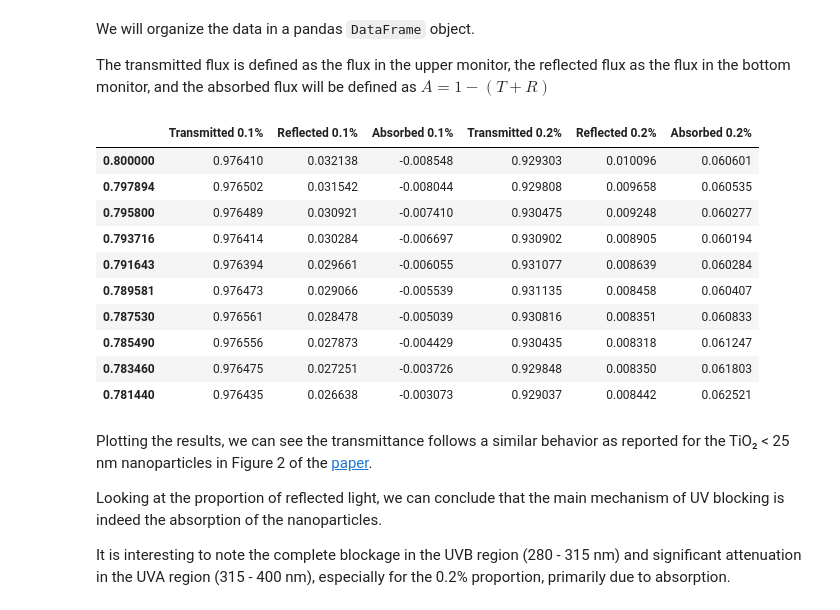
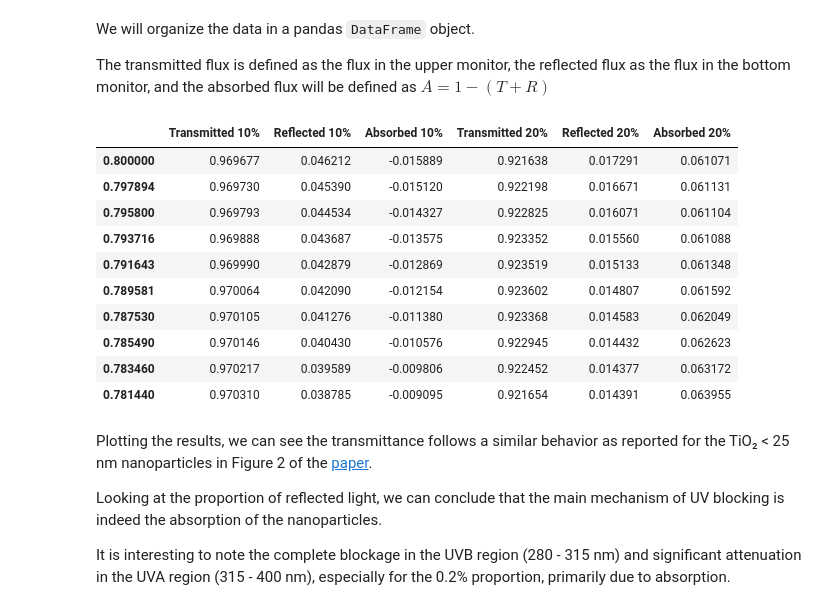
Before and after one commit to flexcompute/tidy3d-notebooks, a Jupyter notebook: MetalOxideSunscreen.ipynb, the cells around one changed output. Cells and saved outputs as stored; diff of their text form; code cells hidden in the pictures.

```diff
--- a/MetalOxideSunscreen.ipynb
+++ b/MetalOxideSunscreen.ipynb
@@ -185,7 +185,7 @@ mesh_override = td.MeshOverrideStructure(
     geometry=td.Box(center=structures_center, size=(lx, ly, lz + 2 * size)),
     dl=(size / 6,) * 3,
 )
-grid_spec = td.GridSpec.auto(min_steps_per_wvl=20, override_structures=[mesh_override])
+grid_spec = td.GridSpec.auto(min_steps_per_wvl=10, override_structures=[mesh_override])
 
 sim = td.Simulation(
     size=(Lx, Ly, Lz),
@@ -198,12 +198,12 @@ sim = td.Simulation(
 )
 
 Simulations = {
-    "proportion 0.1%": sim.updated_copy(structures=get_particles(0.1)),
-    "proportion 0.2%": sim.updated_copy(structures=get_particles(0.2)),
+    "proportion 10%": sim.updated_copy(structures=get_particles(0.1)),
+    "proportion 20%": sim.updated_copy(structures=get_particles(0.2)),
 }
 
 # visualizing
-Simulations["proportion 0.1%"].plot_3d()
+Simulations["proportion 10%"].plot_3d()
 # %% [output]
 [interactive output not drawn]
 # %% [markdown]
@@ -233,42 +233,42 @@ The transmitted flux is defined as the flux in the upper monitor, the reflected
 # %%
 import pandas as pd
 
 df = pd.DataFrame(
     index=td.C_0 / freqs,
     columns=[
-        "Transmitted 0.1%",
-        "Reflected 0.1%",
-        "Absorbed 0.1%",
-        "Transmitted 0.2%",
-        "Reflected 0.2%",
-        "Absorbed 0.2%",
+        "Transmitted 10%",
+        "Reflected 10%",
+        "Absorbed 10%",
+        "Transmitted 20%",
+        "Reflected 20%",
+        "Absorbed 20%",
     ],
 )
 
-for sim in ["proportion 0.1%", "proportion 0.2%"]:
+for sim in ["proportion 10%", "proportion 20%"]:
     sim_data = results[sim]
 
     T = sim_data["z"].flux
     R = abs(sim_data["z-"].flux)
     A = 1 - (T + R)
 
     df["Transmitted %s" % sim.split()[-1]] = T
     df["Reflected %s" % sim.split()[-1]] = R
     df["Absorbed %s" % sim.split()[-1]] = A
 
 df.head(10)
 # %% [output]
-|  | Transmitted 0.1% | Reflected 0.1% | Absorbed 0.1% | Transmitted 0.2% | Reflected 0.2% | Absorbed 0.2% |
-| 0.800000 | 0.976410 | 0.032138 | -0.008548 | 0.929303 | 0.010096 | 0.060601 |
-| 0.797894 | 0.976502 | 0.031542 | -0.008044 | 0.929808 | 0.009658 | 0.060535 |
-| 0.795800 | 0.976489 | 0.030921 | -0.007410 | 0.930475 | 0.009248 | 0.060277 |
-| 0.793716 | 0.976414 | 0.030284 | -0.006697 | 0.930902 | 0.008905 | 0.060194 |
-| 0.791643 | 0.976394 | 0.029661 | -0.006055 | 0.931077 | 0.008639 | 0.060284 |
-| 0.789581 | 0.976473 | 0.029066 | -0.005539 | 0.931135 | 0.008458 | 0.060407 |
-| 0.787530 | 0.976561 | 0.028478 | -0.005039 | 0.930816 | 0.008351 | 0.060833 |
-| 0.785490 | 0.976556 | 0.027873 | -0.004429 | 0.930435 | 0.008318 | 0.061247 |
-| 0.783460 | 0.976475 | 0.027251 | -0.003726 | 0.929848 | 0.008350 | 0.061803 |
-| 0.781440 | 0.976435 | 0.026638 | -0.003073 | 0.929037 | 0.008442 | 0.062521 |
+|  | Transmitted 10% | Reflected 10% | Absorbed 10% | Transmitted 20% | Reflected 20% | Absorbed 20% |
+| 0.800000 | 0.969677 | 0.046212 | -0.015889 | 0.921638 | 0.017291 | 0.061071 |
+| 0.797894 | 0.969730 | 0.045390 | -0.015120 | 0.922198 | 0.016671 | 0.061131 |
+| 0.795800 | 0.969793 | 0.044534 | -0.014327 | 0.922825 | 0.016071 | 0.061104 |
+| 0.793716 | 0.969888 | 0.043687 | -0.013575 | 0.923352 | 0.015560 | 0.061088 |
+| 0.791643 | 0.969990 | 0.042879 | -0.012869 | 0.923519 | 0.015133 | 0.061348 |
+| 0.789581 | 0.970064 | 0.042090 | -0.012154 | 0.923602 | 0.014807 | 0.061592 |
+| 0.787530 | 0.970105 | 0.041276 | -0.011380 | 0.923368 | 0.014583 | 0.062049 |
+| 0.785490 | 0.970146 | 0.040430 | -0.010576 | 0.922945 | 0.014432 | 0.062623 |
+| 0.783460 | 0.970217 | 0.039589 | -0.009806 | 0.922452 | 0.014377 | 0.063172 |
+| 0.781440 | 0.970310 | 0.038785 | -0.009095 | 0.921654 | 0.014391 | 0.063955 |
 # %% [markdown]
 Plotting the results, we can see the transmittance follows a similar behavior as reported for the TiO₂ < 25 nm nanoparticles in Figure 2 of the [paper](https://onlinelibrary.wiley.com/doi/10.1111/phpp.12214).
 
```
Also changed, not shown: parts of 4 cells of this notebook.
